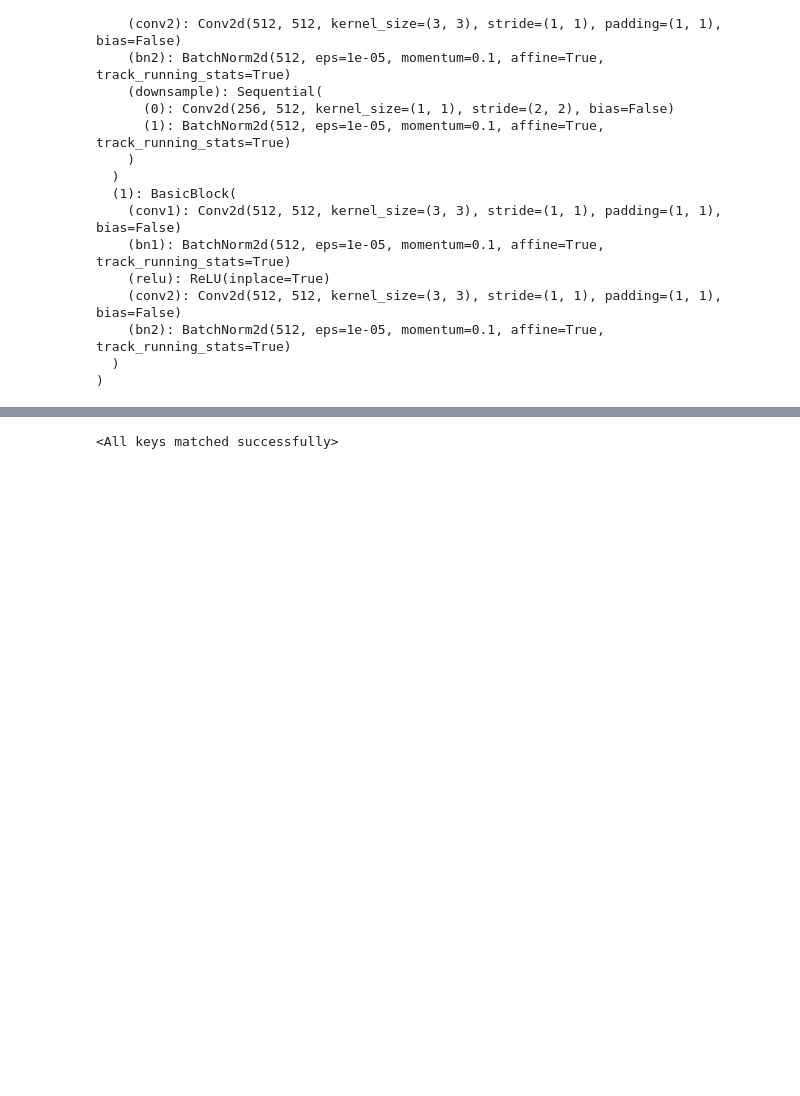
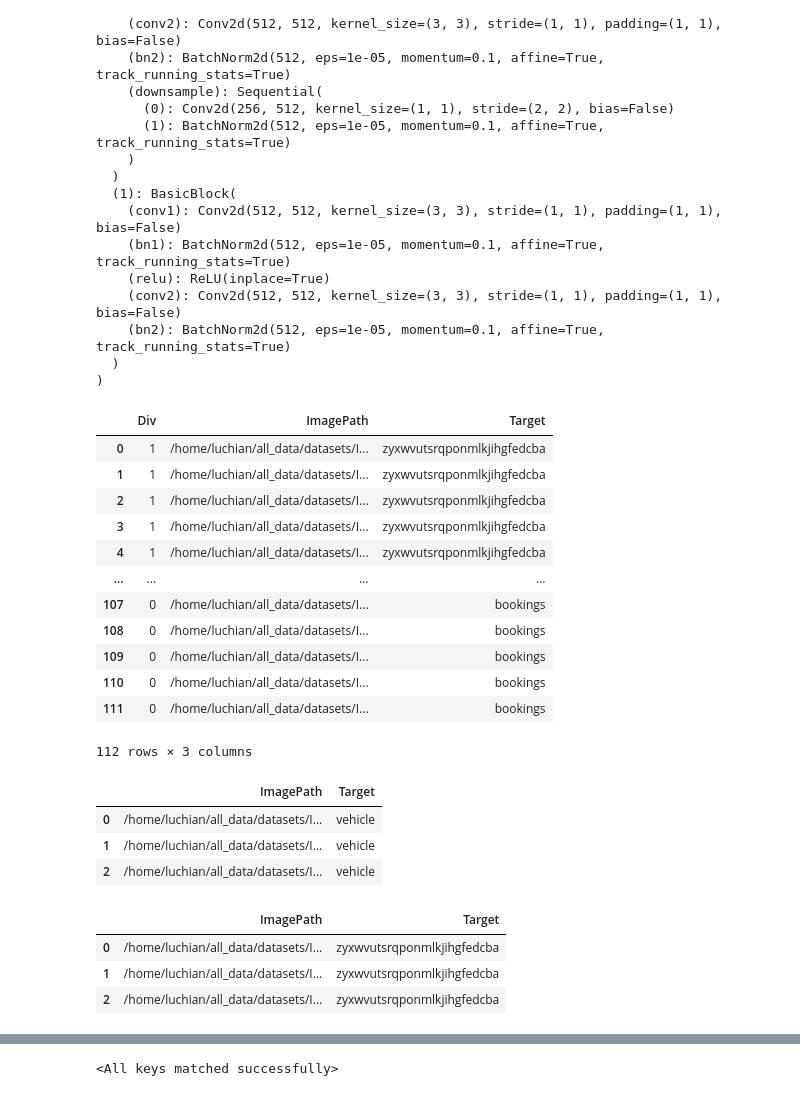
Before and after one commit to LuchianPeledutse/Projects, a Jupyter notebook: TextRecognition/model/Training.ipynb, the cells around one changed output, grey strips where cells are left out. Saved outputs shown, nothing was run; the diff lists cells and outputs as text; code cells hidden in the pictures; blank space fills up the shorter version.

```diff
--- a/TextRecognition/model/Training.ipynb
+++ b/TextRecognition/model/Training.ipynb
@@ -229,6 +230,6 @@ def get_tokenizer_object(words_iterable):
 # %%
 #here I also have to add a class of picture distribution for further stratification
-def get_dataset(path_to_folder = '/home/luchian/all_data/datasets/text_rec_dataset'):
+def get_dataset(path_to_folder = '/home/luchian/all_data/datasets/Image_data'):
     """
     Parameters
     ----------
@@ -236,8 +237,8 @@ def get_dataset(path_to_folder = '/home/luchian/all_data/datasets/text_rec_datas
 
     returns
     --------
-    a dataframe that has the column names [image_path, target]
-    with corresponding data
+    a dataframe that has the column names [div, image_path, target]
+    with corresponding data (div is column that helps devide data)
 
     Description
     ------------
@@ -246,15 +247,35 @@ def get_dataset(path_to_folder = '/home/luchian/all_data/datasets/text_rec_datas
     i.e. each target has a folder of its name with images in it belonging to that target
     """
     #create a dataframe
-    main_frame = pd.DataFrame(columns=['ImagePath','Target'])
+    main_frame = pd.DataFrame(columns=['Div','ImagePath','Target'])
     #get target folders
     list_of_target_folders = os.listdir(path_to_folder)
     #for each target folder get the images with that target
     for target_name in list_of_target_folders:
+        target_data = target_name.strip().split('.')
         images = os.listdir(path_to_folder+'/'+target_name)
-        pd_frame = pd.DataFrame({'ImagePath':[path_to_folder+'/'+target_name+'/'+image_path for image_path in images], 'Target':[target_name for _ in range(len(images))]})
-        main_frame = pd.concat([main_frame, pd_frame], ignore_index=True) #ignore index to make shure we have regular indexing order
+        pd_frame = pd.DataFrame({'Div':[target_data[0] for _ in range(len(images))],'ImagePath':[path_to_folder+'/'+target_name+'/'+image_path for image_path in images], 'Target':[target_data[1] for _ in range(len(images))]})
+        #ignore index to make shure we have regular indexing order
+        main_frame = pd.concat([main_frame, pd_frame], ignore_index=True)
     return main_frame
+# %%
+#checking
+the_set = get_dataset()
+the_set
+# %% [output]
+|  | Div | ImagePath | Target |
+| 0 | 1 | /home/luchian/all_data/datasets/I... | zyxwvutsrqponmlkjihgfedcba |
+| 1 | 1 | /home/luchian/all_data/datasets/I... | zyxwvutsrqponmlkjihgfedcba |
+| 2 | 1 | /home/luchian/all_data/datasets/I... | zyxwvutsrqponmlkjihgfedcba |
+| 3 | 1 | /home/luchian/all_data/datasets/I... | zyxwvutsrqponmlkjihgfedcba |
+| 4 | 1 | /home/luchian/all_data/datasets/I... | zyxwvutsrqponmlkjihgfedcba |
+| ... | ... | ... | ... |
+| 107 | 0 | /home/luchian/all_data/datasets/I... | bookings |
+| 108 | 0 | /home/luchian/all_data/datasets/I... | bookings |
+| 109 | 0 | /home/luchian/all_data/datasets/I... | bookings |
+| 110 | 0 | /home/luchian/all_data/datasets/I... | bookings |
+| 111 | 0 | /home/luchian/all_data/datasets/I... | bookings |
+112 rows × 3 columns
 # %%
 def pos_embeds(embedding_matrix, dev = 'cpu'):
     """
@@ -430,0 +468,14 @@ def train_model(model,train_loader,epoch,main_optim,scheduler,main_loss,print_ev
+# %%
+pd_dataset_train.head(3)
+# %% [output]
+|  | ImagePath | Target |
+| 0 | /home/luchian/all_data/datasets/I... | vehicle |
+| 1 | /home/luchian/all_data/datasets/I... | vehicle |
+| 2 | /home/luchian/all_data/datasets/I... | vehicle |
+# %%
+pd_dataset_test.head(3)
+# %% [output]
+|  | ImagePath | Target |
+| 0 | /home/luchian/all_data/datasets/I... | zyxwvutsrqponmlkjihgfedcba |
+| 1 | /home/luchian/all_data/datasets/I... | zyxwvutsrqponmlkjihgfedcba |
+| 2 | /home/luchian/all_data/datasets/I... | zyxwvutsrqponmlkjihgfedcba |
```
Also changed, not shown: parts of 16 cells of this notebook.
